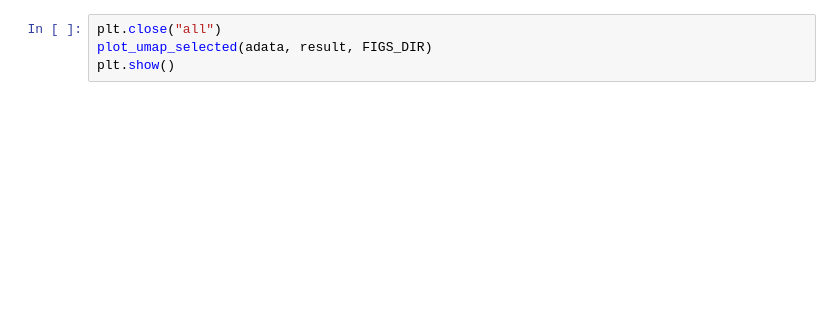
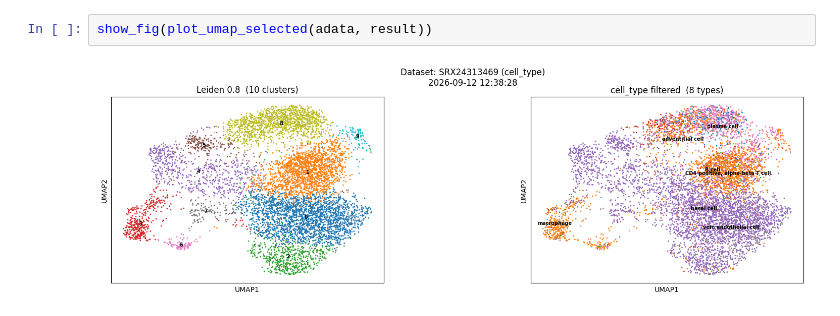
Before and after one commit to otodreas/scBaseCount_Pipeline, a Jupyter notebook: notebooks/utility/single_srx_cluster_validation.ipynb, the cells around one changed output. Cells and saved outputs as stored; diff of their text form; blank space fills up the shorter version.

```diff
--- a/notebooks/utility/single_srx_cluster_validation.ipynb
+++ b/notebooks/utility/single_srx_cluster_validation.ipynb
@@ -76,4 +107,4 @@ plt.show()
 # %%
-plt.close("all")
-plot_umap_selected(adata, result, FIGS_DIR)
-plt.show()
+show_fig(plot_umap_selected(adata, result))
+# %% [output]
+[figure, added]
```
Also changed, not shown: parts of 17 cells of this notebook, 9 other files.
